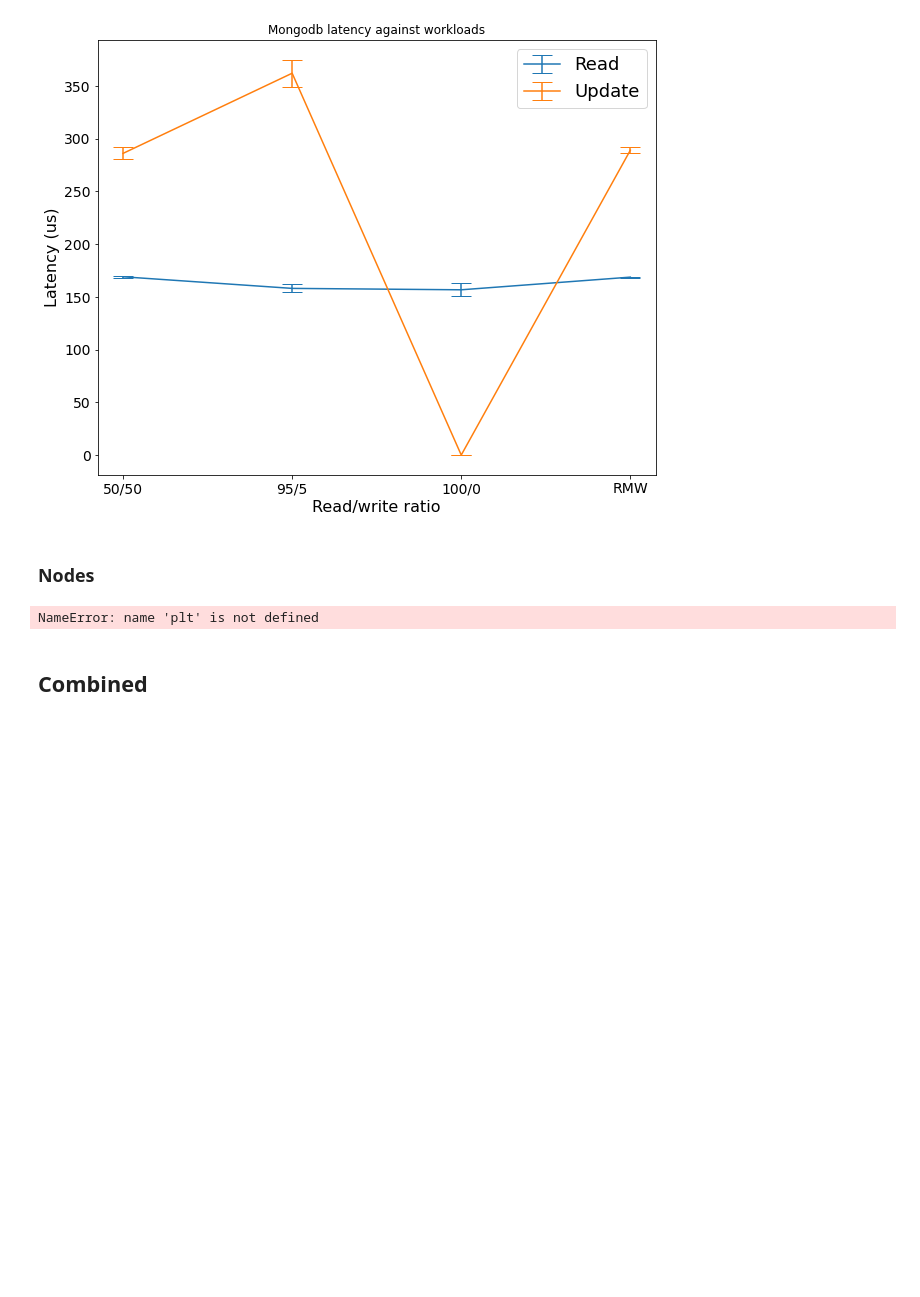
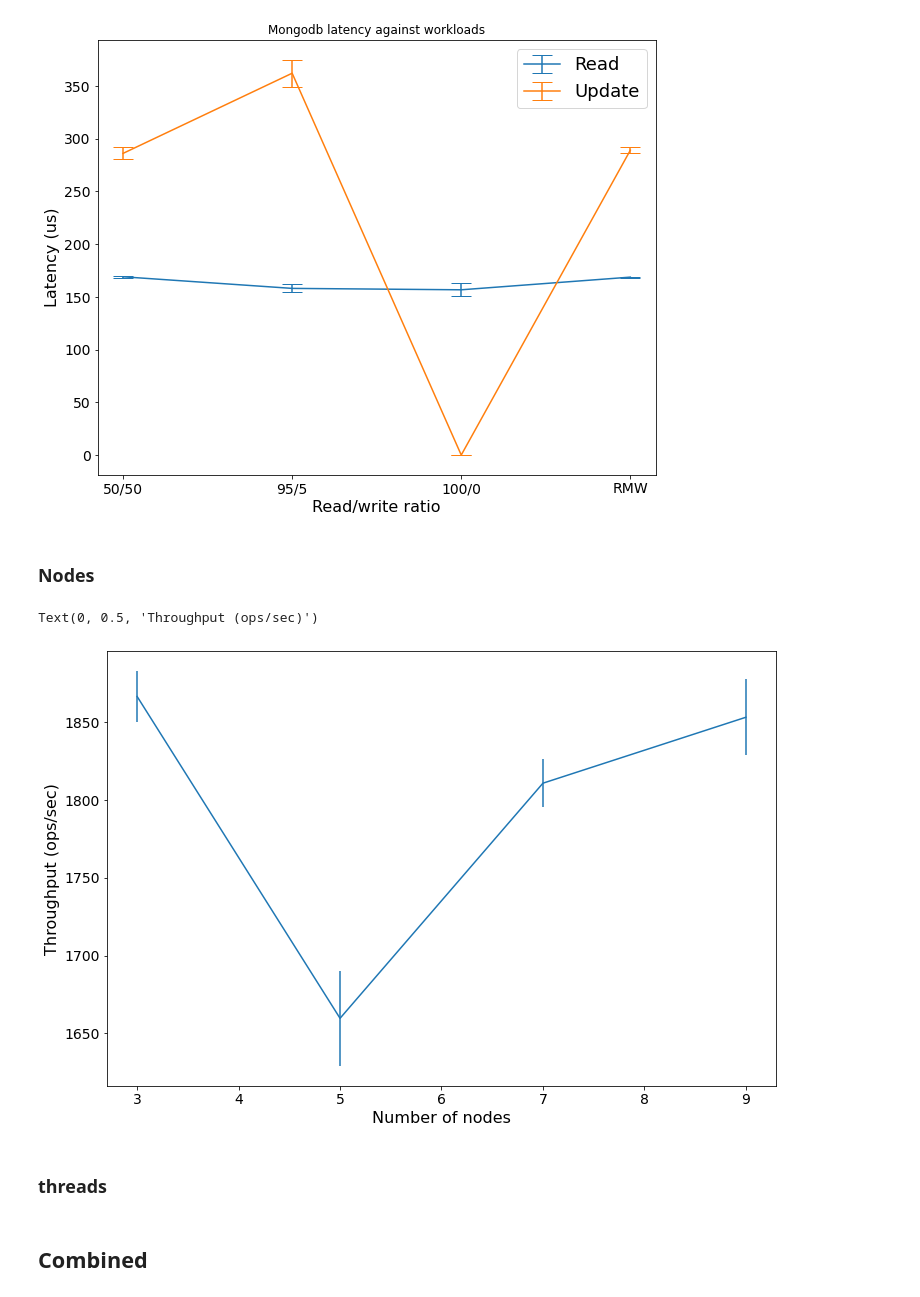
Before and after one commit to Vincent-lau/hypermnesia_eval, a Jupyter notebook: graphs/plot.ipynb, the cells around one changed output. Drawn from its saved outputs; the diff is of its cells as text; code cells hidden in the pictures; blank space fills up the shorter version.

```diff
--- a/graphs/plot.ipynb
+++ b/graphs/plot.ipynb
@@ -233,12 +270,20 @@ fig.savefig('postgresql_workload_lat.jpg')
 ### Nodes
 # %%
 nodes = [3, 5, 7, 9]
-tps = [7283, 7956, 8822, 5152]
+# tps = [7283, 7956, 8822, 5152
+
+tps = [[1876, 1843,1880],[1703, 1637,1639], [1822, 1789,1821], [1820,1861,1878]]
+tps = np.array([[np.mean(tp), np.std(tp)] for tp in tps])
 
 fig, ax = plt.subplots(figsize=(12, 8))
-ax.plot(nodes, tps)
+ax.errorbar(nodes, tps[:, 0], yerr=tps[:, 1])
+ax.set_xlabel('Number of nodes')
+ax.set_ylabel('Throughput (ops/sec)')
 # %% [output]
-NameError: name 'plt' is not defined
+Text(0, 0.5, 'Throughput (ops/sec)')
+[figure, added]
+# %% [markdown]
+### threads
 # %% [markdown]
 ## Combined
 # %% [markdown]
```
Also changed, not shown: parts of 8 cells of this notebook, 12 other files.
